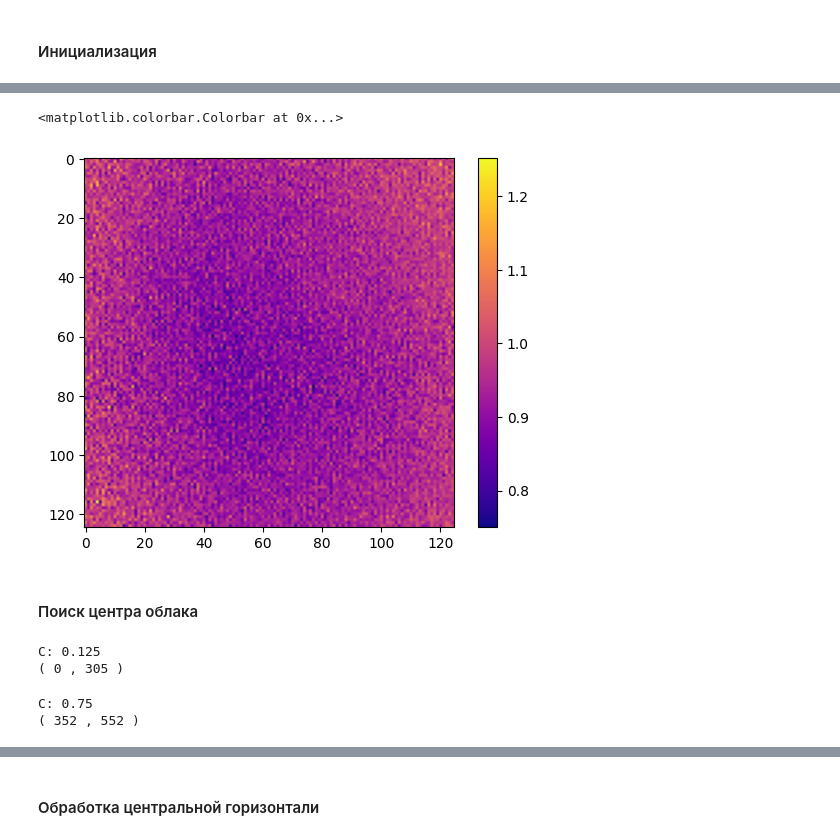
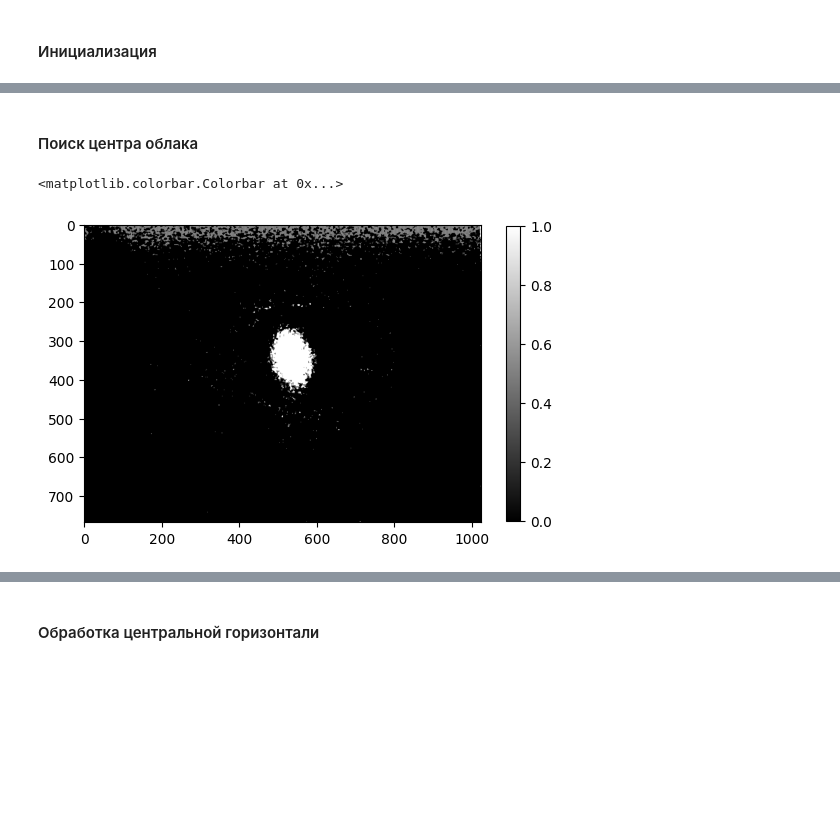
Before and after one commit to chekhyr/AbIm-soft, a Jupyter notebook: AI_Calcium.ipynb, the cells around one changed output, grey strips where cells are left out. Saved outputs shown, nothing was run; the diff lists cells and outputs as text; code cells hidden in the pictures; blank space fills up the shorter version.

```diff
--- a/AI_Calcium.ipynb
+++ b/AI_Calcium.ipynb
@@ -61,12 +63,2 @@ plt.colorbar(shrink=.8)
-# %%
-'''Выделение области интереса'''
-(i1, j1) = (275, 475)
-(i2, j2) = (400, 600)
-T_cr = T[i1:i2,j1:j2]
-plt.imshow(T_cr, cmap="plasma")
-plt.colorbar(shrink=1)
-# %% [output]
-<matplotlib.colorbar.Colorbar at 0x...>
-[figure, removed]
 # %% [markdown]
 #### Поиск центра облака
@@ -78,30 +64,0 @@ M = cv2.medianBlur(M, 5)
-# %%
-'''Нахождение точки минимума пропускания'''
-C = 1.
-ic = None
-jc = None
-for i in range(rows): #rows
-    for j in range(columns): #columns
-        if M[i, j] < C:
-            C = M[i, j]
-            ic = i
-            jc = j
-print("C:", T[ic, jc],"\n(", ic, ',', jc, ')')
-# %% [output]
-C: 0.125
-( 0 , 305 )
-# %%
-'''Нахождение точки минимума пропускания'''
-C = 1.
-ic = None
-jc = None
-for i in range(i1, i2, 1): #rows
-    for j in range(j1, j2, 1): #columns
-        if T[i, j] < C:
-            C = T[i, j]
-            ic = i
-            jc = j
-print("C:", T[ic, jc],"\n(", ic, ',', jc, ')')
-# %% [output]
-C: 0.75
-( 352 , 552 )
@@ -111,0 +65,24 @@ C = T[ic, jc]
+# %%
+'''Физичная фильтрация T<=1'''
+F = np.copy(T)
+for i in range(rows): #rows
+    for j in range(columns): #columns
+        if T[i, j] > 1:
+            F[i, j] = 1
+
+'''Медианное сглаживание шумов'''
+M = cv2.medianBlur(F, 5)
+
+'''Фильтрация пропускания меньше порогового значения'''
+TRSH = 0.95 #пороговое значение
+_, binary = cv2.threshold(M, TRSH, 1, cv2.THRESH_BINARY_INV)
+# THRESH_BINARY_INV:
+#  ≤ TRSH = белые
+#  > TRSH = черные
+
+'''Визуализация'''
+plt.imshow(binary, cmap="gray")
+plt.colorbar(shrink=.8)
+# %% [output]
+<matplotlib.colorbar.Colorbar at 0x...>
+[figure, added]
```
Also changed, not shown: parts of 20 cells of this notebook.
